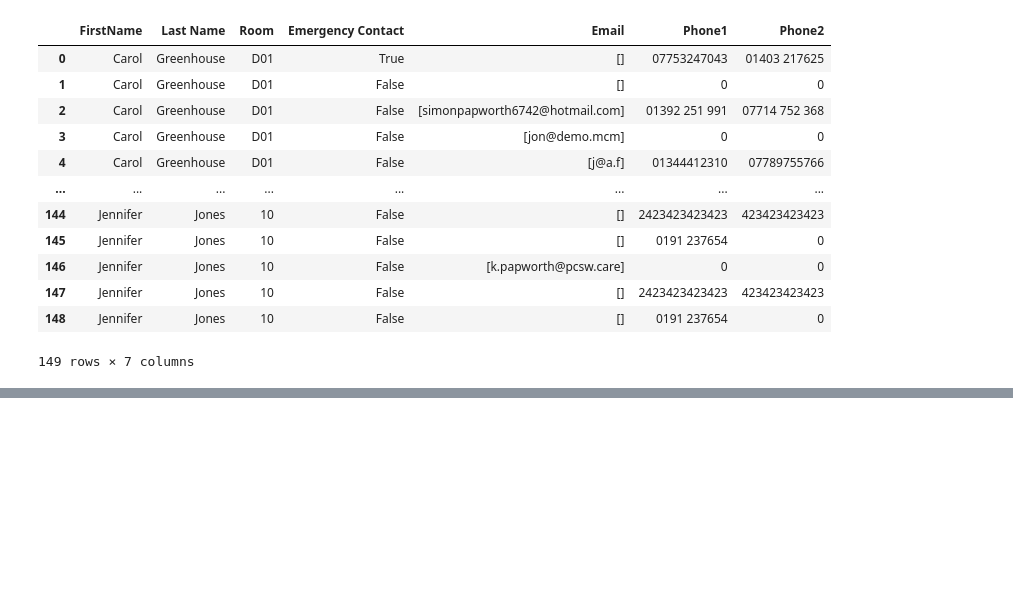
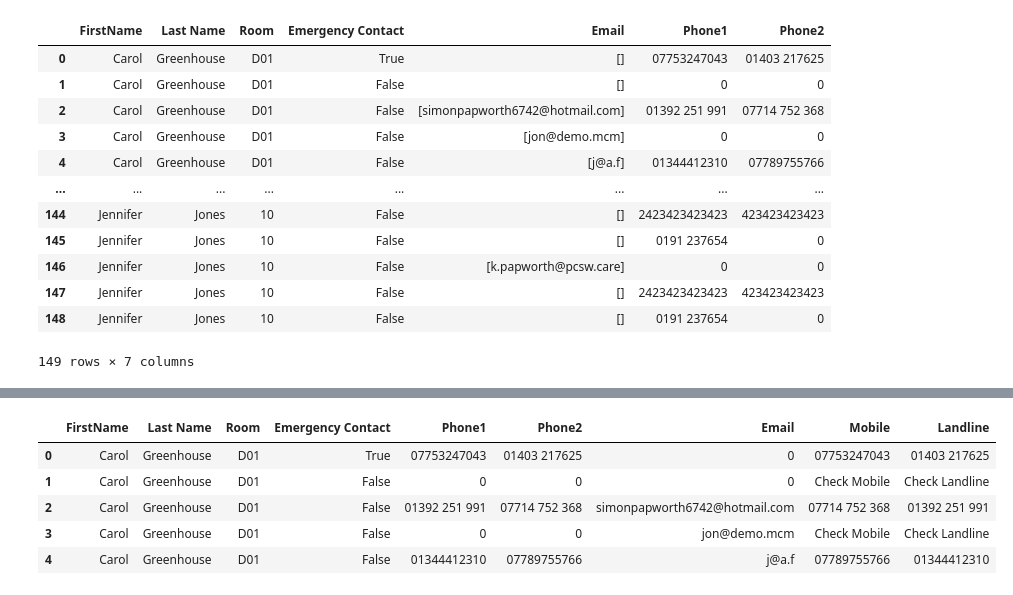
Before and after one commit to thunderbait/pcs-flex-adapter, a Jupyter notebook: Untitled1.ipynb, the cells around one changed output, grey strips where cells are left out. Cells and saved outputs as stored; diff of their text form; code cells hidden in the pictures; blank space fills up the shorter version.

```diff
--- a/Untitled1.ipynb
+++ b/Untitled1.ipynb
@@ -152,0 +163,30 @@ flex_df.head()
+# %%
+mobile_list = []
+landline_list = []
+
+def telephoneChecker():
+    for index, row in flex_df.iterrows():
+# 0,0
+        if row['Phone1'] == 0:
+            mobile_list.append("Check Mobile")
+            landline_list.append("Check Landline")
+# Mobile + ?
+        elif re.search("^07", row['Phone1']) is not None:
+            if row['Phone2'] == 0:
+# Mobile + 0
+                mobile_list.append(row['Phone1'])
+                landline_list.append("Check Landline")
+# Mobile + Landline (or Mobile2)
+            else:
+                mobile_list.append(row['Phone1'])
+                landline_list.append(row['Phone2'])
+        else:
+# Landline + ?
+            if row['Phone2'] == 0:
+# Landline + 0
+                landline_list.append(row['Phone1'])
+                mobile_list.append("Check Mobile")
+# Landline + Mobile (or Landline2)
+            else:
+                landline_list.append(row['Phone1'])
+                mobile_list.append(row['Phone2'])
@@ -152,0 +195,13 @@ flex_df.head()
+# %%
+flex_df['Mobile'] = mobile_list
+flex_df['Landline'] = landline_list
+# del flex_df['Phone1']
+# del flex_df['Phone2']
+flex_df.head()
+# %% [output]
+|  | FirstName | Last Name | Room | Emergency Contact | Phone1 | Phone2 | Email | Mobile | Landline |
+| 0 | Carol | Greenhouse | D01 | True | 07753247043 | 01403 217625 | 0 | 07753247043 | 01403 217625 |
+| 1 | Carol | Greenhouse | D01 | False | 0 | 0 | 0 | Check Mobile | Check Landline |
+| 2 | Carol | Greenhouse | D01 | False | 01392 251 991 | 07714 752 368 | simonpapworth6742@hotmail.com | 07714 752 368 | 01392 251 991 |
+| 3 | Carol | Greenhouse | D01 | False | 0 | 0 | jon@demo.mcm | Check Mobile | Check Landline |
+| 4 | Carol | Greenhouse | D01 | False | 01344412310 | 07789755766 | j@a.f | 07789755766 | 01344412310 |
```
Also changed, not shown: parts of 3 cells of this notebook, 1 other file.
